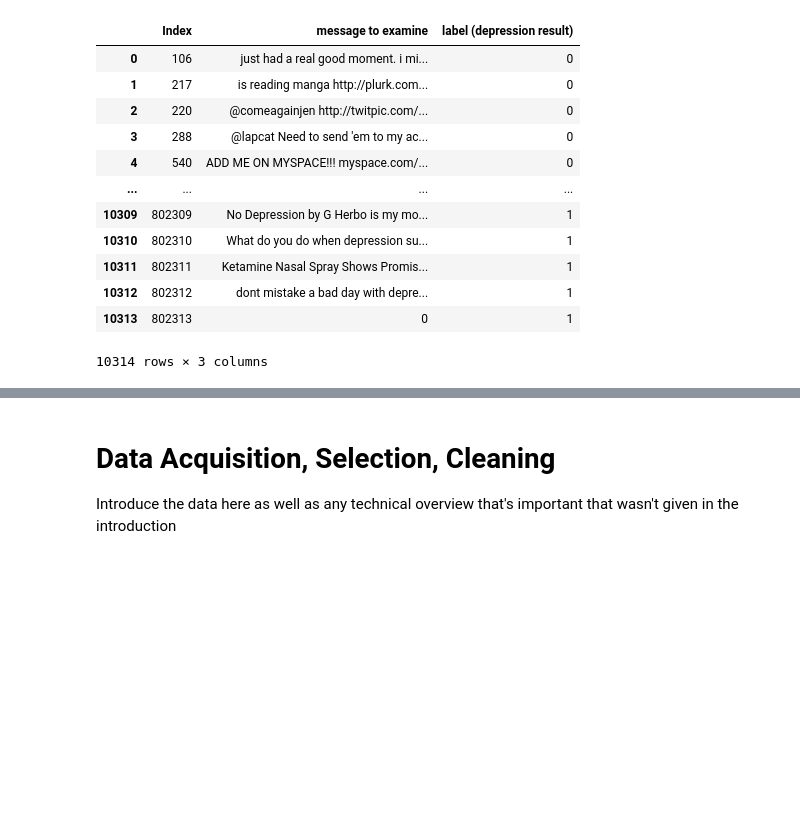
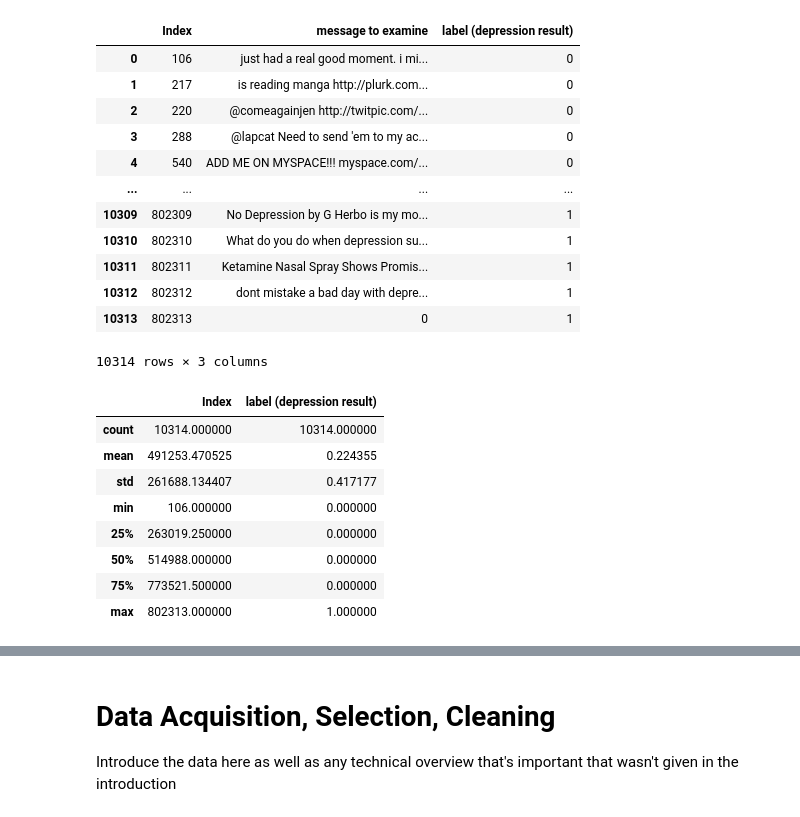
Before and after one commit to zhu-jun-ting/INFO-490-MH2, a Jupyter notebook: final_project/DWAP_FA21_Final_Project.ipynb, the cells around one changed output, grey strips where cells are left out. Cells and saved outputs as stored; diff of their text form; code cells hidden in the pictures; blank space fills up the shorter version.

```diff
--- a/final_project/DWAP_FA21_Final_Project.ipynb
+++ b/final_project/DWAP_FA21_Final_Project.ipynb
@@ -122,3 +133,15 @@ df
 | 10312 | 802312 | dont mistake a bad day with depre... | 1 |
 | 10313 | 802313 | 0 | 1 |
 10314 rows × 3 columns
+# %%
+df.describe()
+# %% [output]
+|  | Index | label (depression result) |
+| count | 10314.000000 | 10314.000000 |
+| mean | 491253.470525 | 0.224355 |
+| std | 261688.134407 | 0.417177 |
+| min | 106.000000 | 0.000000 |
+| 25% | 263019.250000 | 0.000000 |
+| 50% | 514988.000000 | 0.000000 |
+| 75% | 773521.500000 | 0.000000 |
+| max | 802313.000000 | 1.000000 |
```
Also changed, not shown: parts of 24 cells of this notebook, 9 other files.
